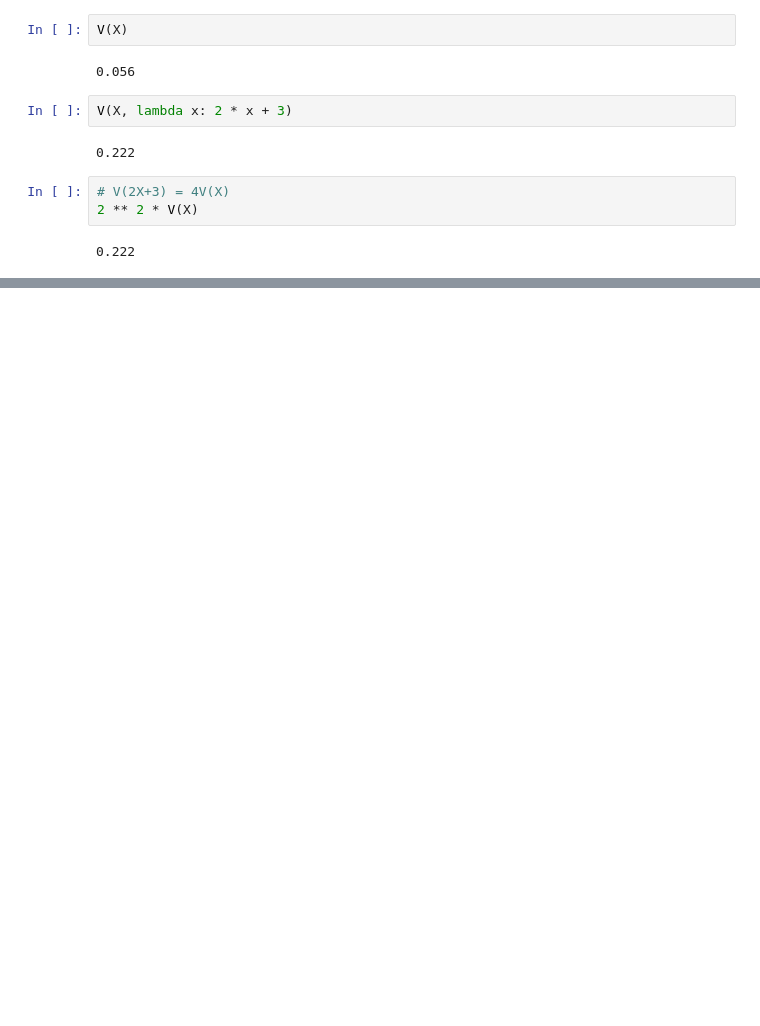
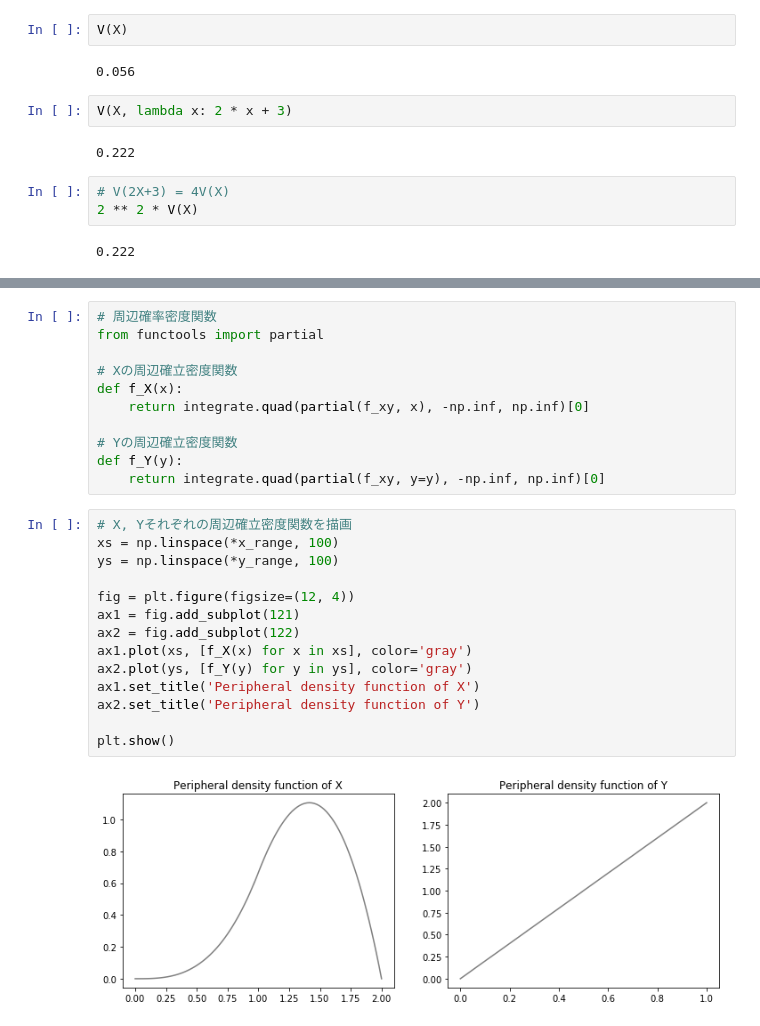
Before and after one commit to kanzai935/statistical-analysis, a Jupyter notebook: chapter07.ipynb, the cells around one changed output, grey strips where cells are left out. Cells and saved outputs as stored; diff of their text form; blank space fills up the shorter version.

```diff
--- a/chapter07.ipynb
+++ b/chapter07.ipynb
@@ -191,0 +231,27 @@ V(X, lambda x: 2 * x + 3)
+# %%
+# 周辺確率密度関数
+from functools import partial
+
+# Xの周辺確立密度関数
+def f_X(x):
+    return integrate.quad(partial(f_xy, x), -np.inf, np.inf)[0]
+
+# Yの周辺確立密度関数
+def f_Y(y):
+    return integrate.quad(partial(f_xy, y=y), -np.inf, np.inf)[0]
+# %%
+# X, Yそれぞれの周辺確立密度関数を描画
+xs = np.linspace(*x_range, 100)
+ys = np.linspace(*y_range, 100)
+
+fig = plt.figure(figsize=(12, 4))
+ax1 = fig.add_subplot(121)
+ax2 = fig.add_subplot(122)
+ax1.plot(xs, [f_X(x) for x in xs], color='gray')
+ax2.plot(ys, [f_Y(y) for y in ys], color='gray')
+ax1.set_title('Peripheral density function of X')
+ax2.set_title('Peripheral density function of Y')
+
+plt.show()
+# %% [output]
+[figure, added]
```
Also changed, not shown: parts of 6 cells of this notebook.
